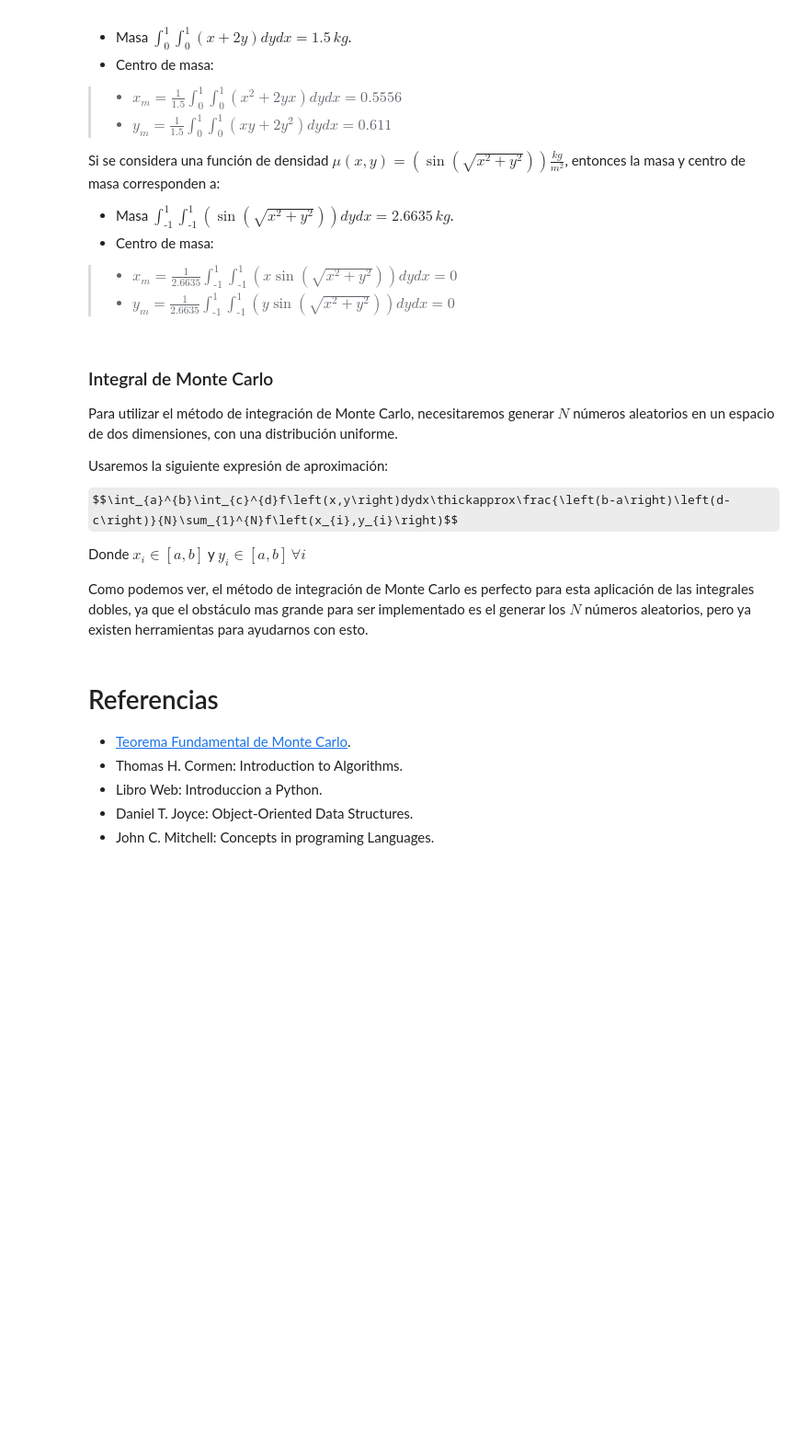
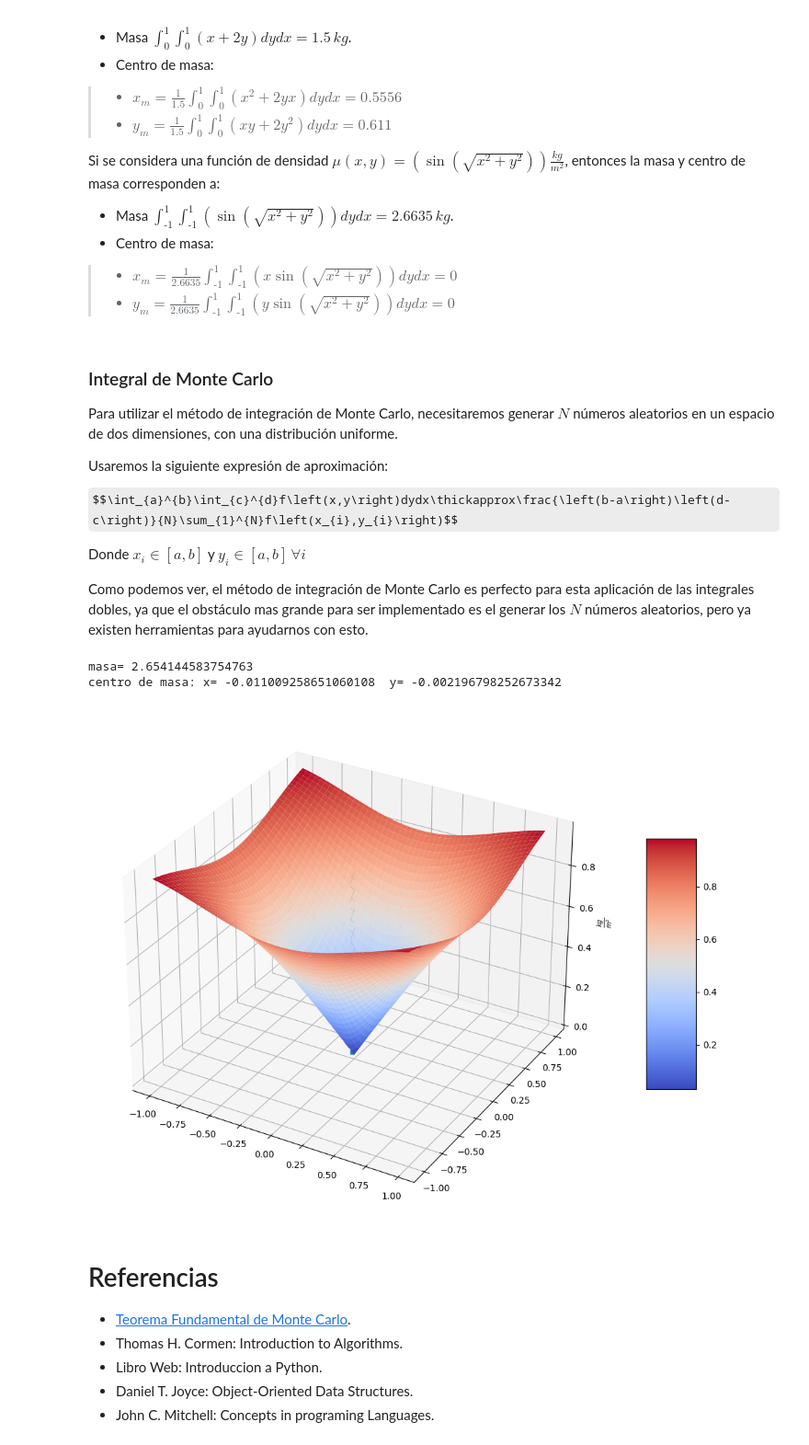
Before and after one commit to jugernaut/MACTI-manejodatos, a Jupyter notebook: Simulacion/02_SimulacionProbabilidad.ipynb, the cells around one changed output. Shown at 92% size. Drawn from its saved outputs; the diff is of its cells as text; code cells hidden in the pictures; some formulas as TeX source; blank space fills up the shorter version.

```diff
--- a/Simulacion/02_SimulacionProbabilidad.ipynb
+++ b/Simulacion/02_SimulacionProbabilidad.ipynb
@@ -534,34 +540,38 @@ def main():
     #Calculo de la masa
     M = masa(mu,a,b,c,d,N)
     #Calculo del centro de masa
     x,y = CentroMasa(mux1,muy1,M,a,b,c,d,N)
 
     print ("masa=", M)
     print ("centro de masa: x=",x," y=",y)
 
     #graficas
     fig = plt.figure(figsize=(20,10))
     #fig = plt.figure()
-    ax = fig.gca(projection='3d')
+    ax = fig.add_subplot(projection = '3d')
 
     size = 100
     X = np.arange(a, b, (b-a)/size)
     Y = np.arange(c, d, (d-c)/size)
 
     X, Y = np.meshgrid(X, Y)
     Z = np.zeros((size,size))
     for i in range(size):
         for j in range(size):
             Z[i][j] = mu(X[i][j],Y[i][j])
 
     ax.plot([x,x],[y,y],[mu(x,y),80*mu(x,y)],linewidth=5)
     #ax.plot([x,x],[y,y],[mu(x,y),10*mu(x,y)],linewidth=5)
     surf = ax.plot_surface(X, Y, Z, alpha=1., cmap=cm.coolwarm,linewidth=3)
     fig.colorbar(surf, shrink=0.5, aspect=5)
     ax.set_zlabel(r'$\frac{kg}{m^2}$',fontsize=10)
 
 # llamada a funcion principal
 main()
+# %% [output]
+masa= 2.654144583754763
+centro de masa: x= -0.011009258651060108  y= -0.002196798252673342
+[figure, added]
 # %% [markdown]
 # Referencias
 
```
Also changed, not shown: parts of 2 cells of this notebook.
